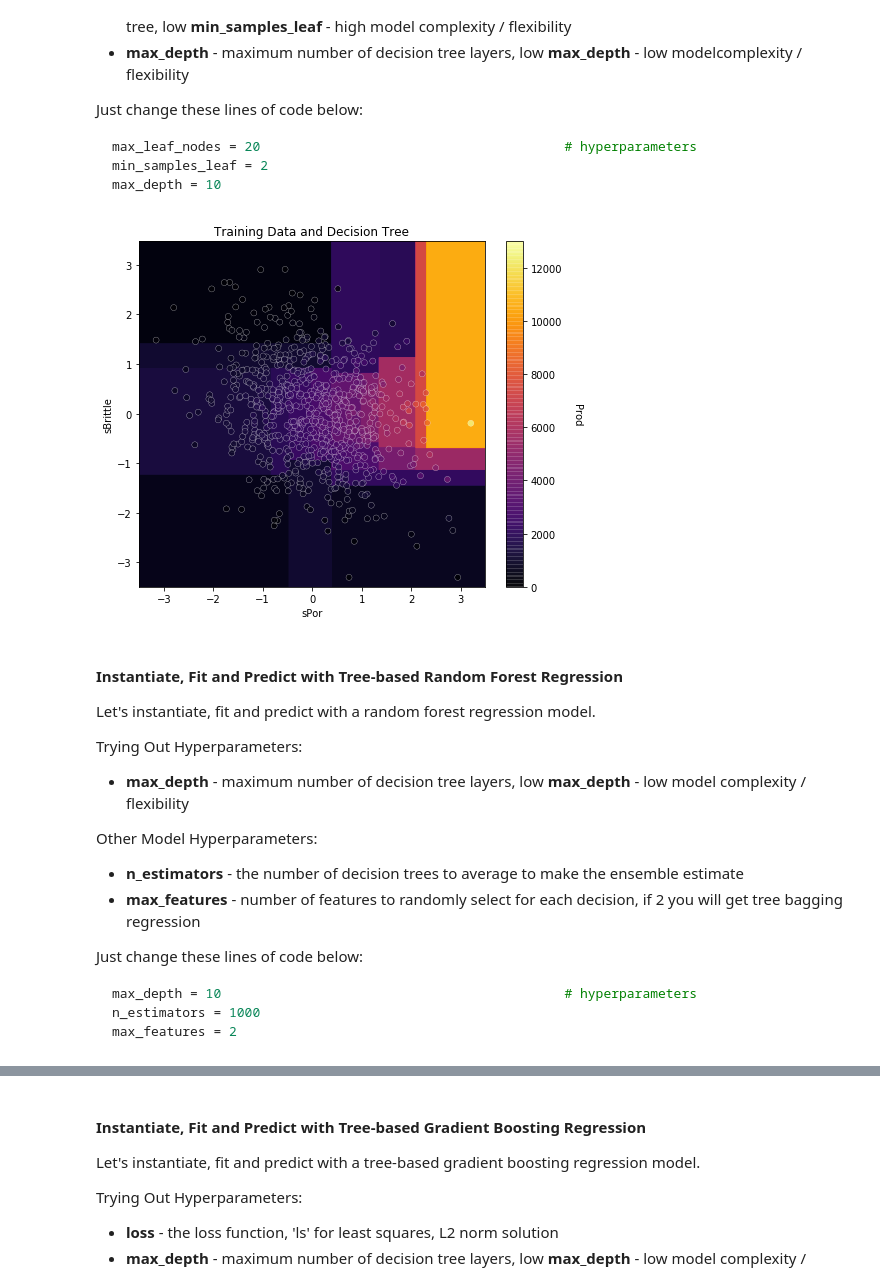
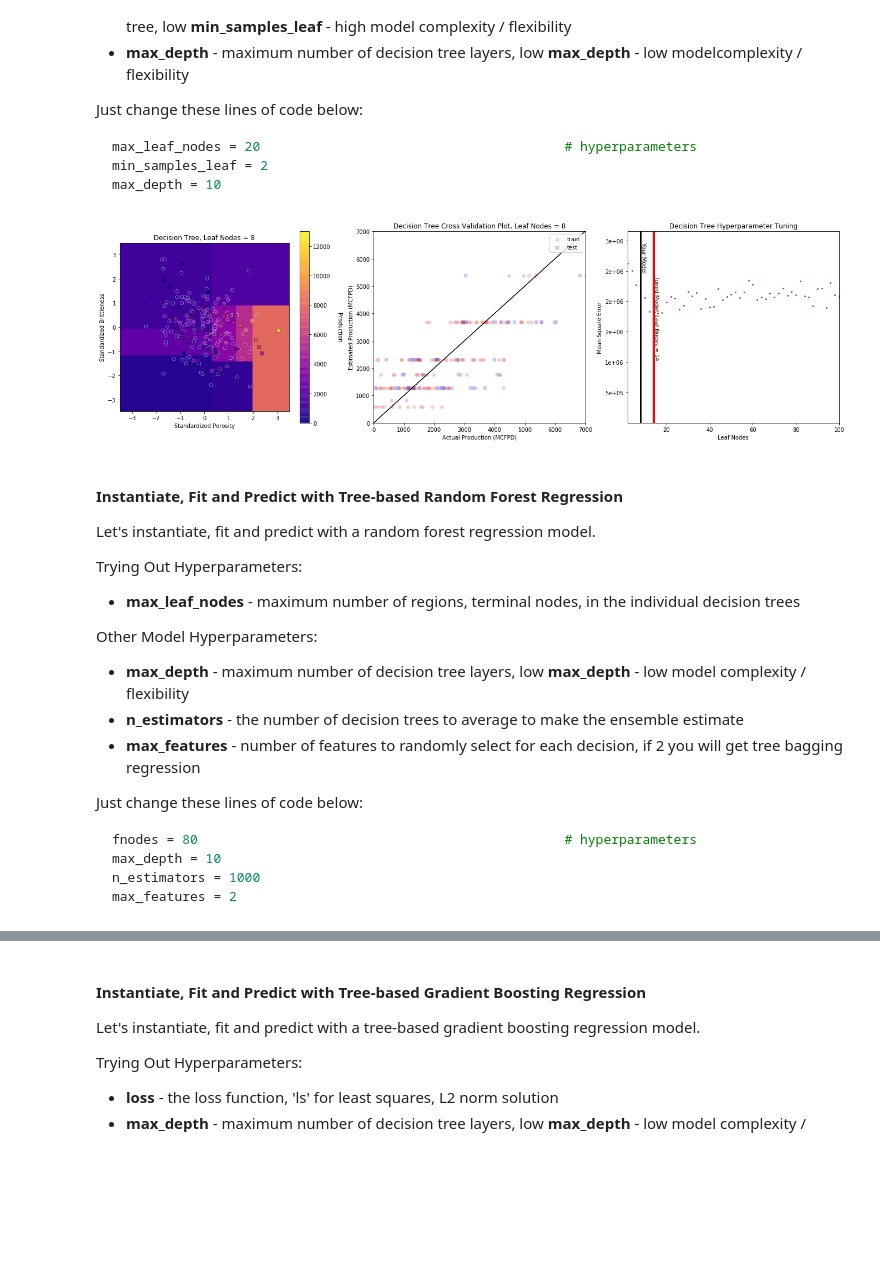
Before and after one commit to GeostatsGuy/PythonNumericalDemos, a Jupyter notebook: SubsurfaceDataAnalytics_MultipleModels.ipynb, the cells around one changed output, grey strips where cells are left out. Saved outputs shown, nothing was run; the diff lists cells and outputs as text; code cells hidden in the pictures; blank space fills up the shorter version.

````diff
--- a/SubsurfaceDataAnalytics_MultipleModels.ipynb
+++ b/SubsurfaceDataAnalytics_MultipleModels.ipynb
@@ -371,13 +453,23 @@ Just change this line of code below:
 k = 5                                                       # hyperparameter
 ```
 # %%
-k = 5                                                       # hyperparameter
-neigh = KNeighborsRegressor(weights = 'uniform', n_neighbors=k, p = 1) # instantiate the prediction model
-neigh_fit = neigh.fit(X_train,y_train['Prod'])              # train the model with the training data
+from sklearn.neighbors import KNeighborsRegressor
 
-plt.subplot(111)
-visualize_model(neigh_fit,X_train["sPor"],-3.5,3.5,X_train["sBrittle"],-3.5,3.5,y_train["Prod"],prodmin,prodmax,'Training Data and k Nearest Neighbours')
+k = 100                                                    # hyperparameter
+k_min = 1; k_max=150; nk = 40
 
-plt.subplots_adjust(left=0.0, bottom=0.0, right=1.0, top=1.2, wspace=0.2, hspace=0.2)
+neigh_model = KNeighborsRegressor(weights = 'uniform', n_neighbors=k, p = 1) # instantiate the prediction model
+neigh_model.fit(X_train,y_train)                            # train the model with the training data
+
+plt.subplot(131)
+visualize_model(neigh_model,X_train.iloc[:,0],X_test.iloc[:,0],-3.5,3.5,X_train.iloc[:,1],X_test.iloc[:,1],-3.5,3.5,y_train.iloc[:,0],y_test.iloc[:,0],prodmin,prodmax,'Training Data and k-Nearest Neighbours, k = ' + str(k))
+
+plt.subplot(132)
+check_model(neigh_model,X_train.iloc[:,0],X_test.iloc[:,0],X_train.iloc[:,1],X_test.iloc[:,1],y_train.iloc[:,0],y_test.iloc[:,0],'k-Nearest Neighbours Cross Validation Plot, k = ' + str(k))
+
+plt.subplot(133)
+tune_model(neigh_model,X,y,'n_neighbors',k_min,k_max,nk,k,False,True,'k-nearest Neighbours Hyperparameter Tuning','k')
+
+plt.subplots_adjust(left=0.0, bottom=0.0, right=3.0, top=1.2, wspace=0.2, hspace=0.5)
 plt.show()
 # %% [output]
@@ -403,20 +495,25 @@ max_depth = 10
 # %%
 from sklearn import tree                                  # tree program from scikit learn (package for machine learning)
 
-max_leaf_nodes = 20                                       # hyperparameters
-min_samples_leaf = 2
-max_depth = 10
+nodes = 8                                                 # hyperparameters
+nodes_min = 2; nodes_max=100; nnodes = 40
 
-my_tree = tree.DecisionTreeRegressor(max_leaf_nodes = max_leaf_nodes,min_samples_leaf=min_samples_leaf, max_depth = max_depth) # instantiate the prediction model
-tree_fit = my_tree.fit(X_train,y_train['Prod'])           # train the model with the training data
+tree_model = tree.DecisionTreeRegressor(max_leaf_nodes = nodes) # instantiate the prediction model
+tree_model.fit(X_train,y_train)                            # train the model with the training data
 
-plt.subplot(111)
-visualize_model(tree_fit,X_train["sPor"],-3.5,3.5,X_train["sBrittle"],-3.5,3.5,y_train["Prod"],prodmin,prodmax,'Training Data and Decision Tree')
+plt.subplot(131)
+visualize_model(tree_model,X_train.iloc[:,0],X_test.iloc[:,0],-3.5,3.5,X_train.iloc[:,1],X_test.iloc[:,1],-3.5,3.5,y_train.iloc[:,0],y_test.iloc[:,0],prodmin,prodmax,'Decision Tree, Leaf Nodes = ' + str(nodes))
 
-plt.subplots_adjust(left=0.0, bottom=0.0, right=1.0, top=1.2, wspace=0.2, hspace=0.2)
+plt.subplot(132)
+check_model(tree_model,X_train.iloc[:,0],X_test.iloc[:,0],X_train.iloc[:,1],X_test.iloc[:,1],y_train.iloc[:,0],y_test.iloc[:,0],'Decision Tree Cross Validation Plot, Leaf Nodes = ' + str(nodes))
+
+plt.subplot(133)
+tune_model(tree_model,X,y,'max_leaf_nodes',nodes_min,nodes_max,nnodes,nodes,False,True,'Decision Tree Hyperparameter Tuning','Leaf Nodes')
+
+plt.subplots_adjust(left=0.0, bottom=0.0, right=3.0, top=1.2, wspace=0.2, hspace=0.5)
 plt.show()
 # %% [output]
-[figure, old version]
+[figure, new version]
 # %% [markdown]
 #### Instantiate, Fit and Predict with Tree-based Random Forest Regression
 
@@ -424,17 +521,19 @@ Let's instantiate, fit and predict with a random forest regression model.
 
 Trying Out Hyperparameters:
 
-* **max_depth** - maximum number of decision tree layers, low **max_depth** - low model complexity / flexibility
+* **max_leaf_nodes** - maximum number of regions, terminal nodes, in the individual decision trees
 
 Other Model Hyperparameters:
 
+* **max_depth** - maximum number of decision tree layers, low **max_depth** - low model complexity / flexibility
 * **n_estimators** - the number of decision trees to average to make the ensemble estimate
 * **max_features** - number of features to randomly select for each decision, if 2 you will get tree bagging regression
 
 Just change these lines of code below:
 
 ```python
-max_depth = 10                                            # hyperparameters
+fnodes = 80                                               # hyperparameters
+max_depth = 10
 n_estimators = 1000
 max_features = 2
 ```
````
Also changed, not shown: parts of 28 cells of this notebook.
